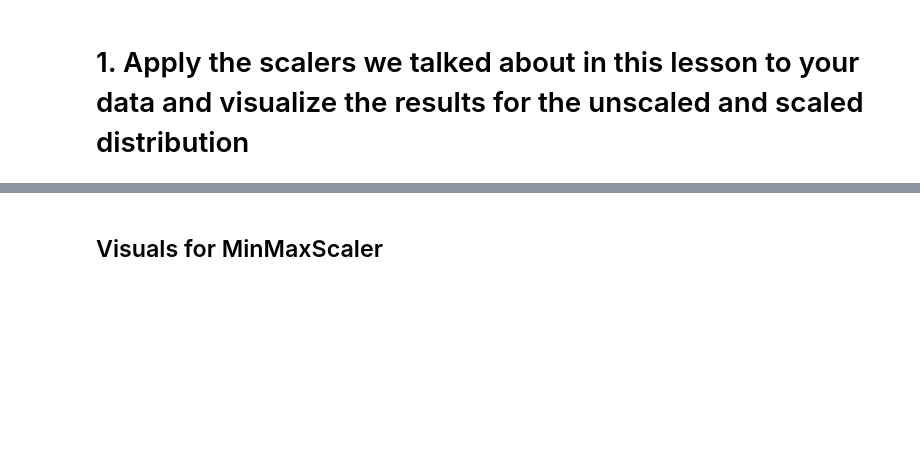
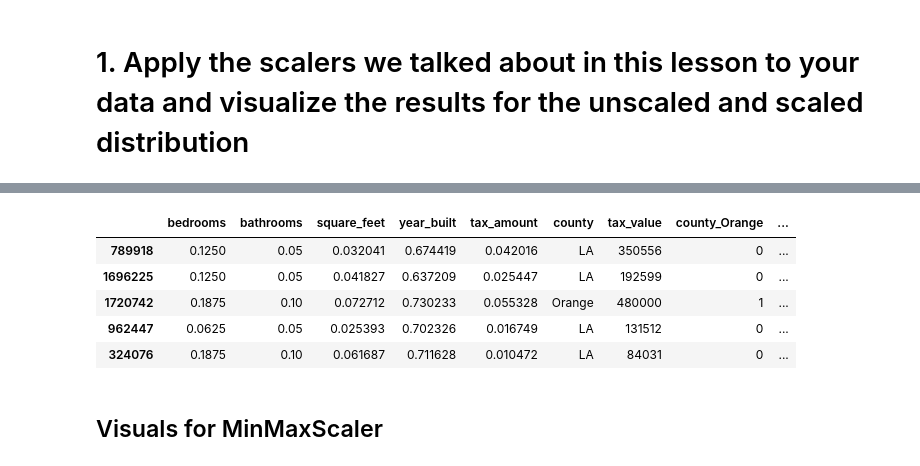
Before and after one commit to corey-hermesch/regression-exercises, a Jupyter notebook: scaling.ipynb, the cells around one changed output, grey strips where cells are left out. Cells and saved outputs as stored; diff of their text form; code cells hidden in the pictures; blank space fills up the shorter version.

```diff
--- a/scaling.ipynb
+++ b/scaling.ipynb
@@ -56,4 +35,4 @@ X_train.head()
 # %% [markdown]
 # 1. Apply the scalers we talked about in this lesson to your data and visualize the results for the unscaled and scaled distribution
 # %%
-columns_to_scale = ['bedrooms', 'bathrooms', 'square_feet', 'year_built', 'tax_amount']
+to_scale = ['bedrooms', 'bathrooms', 'square_feet', 'year_built', 'tax_amount']
@@ -88,0 +39,25 @@ X_train_scaled, X_validate_scaled, X_test_scaled = get_minmax_scaled_X (X_train[
+# %%
+def get_minmax_scaled (train, validate, test, columns_to_scale):
+    """
+    This function will
+    - accept train, validate, test, and which columns are to be scaled
+    - makes minmax scaler, fits scaler on train columns
+    - returns 3 scaled dataframes; one for train/validate/test
+    """
+    # make copies for scaling
+    train_scaled = train.copy()
+    validate_scaled = validate.copy()
+    test_scaled = test.copy()
+
+    # make and fit minmax scaler
+    scaler = sklearn.preprocessing.MinMaxScaler()
+    scaler.fit(train[columns_to_scale])
+
+    # use the thing
+    train_scaled[columns_to_scale] = scaler.transform(train[columns_to_scale])
+    validate_scaled[columns_to_scale] = scaler.transform(validate[columns_to_scale])
+    test_scaled[columns_to_scale] = scaler.transform(test[columns_to_scale])
+
+    return train_scaled, validate_scaled, test_scaled
+# %%
+train_scaled, validate_scaled, test_scaled = get_minmax_scaled(train, validate, test, to_scale)
@@ -89,2 +73,11 @@ X_train_scaled, X_validate_scaled, X_test_scaled = get_minmax_scaled_X (X_train[
+# %%
+train_scaled.head()
+# %% [output]
+|  | bedrooms | bathrooms | square_feet | year_built | tax_amount | county | tax_value | county_Orange | ... |
+| 789918 | 0.1250 | 0.05 | 0.032041 | 0.674419 | 0.042016 | LA | 350556 | 0 | ... |
+| 1696225 | 0.1250 | 0.05 | 0.041827 | 0.637209 | 0.025447 | LA | 192599 | 0 | ... |
+| 1720742 | 0.1875 | 0.10 | 0.072712 | 0.730233 | 0.055328 | Orange | 480000 | 1 | ... |
+| 962447 | 0.0625 | 0.05 | 0.025393 | 0.702326 | 0.016749 | LA | 131512 | 0 | ... |
+| 324076 | 0.1875 | 0.10 | 0.061687 | 0.711628 | 0.010472 | LA | 84031 | 0 | ... |
 # %%
 # visualizing original and scaled columns
```
Also changed, not shown: parts of 39 cells of this notebook, 3 other files.
